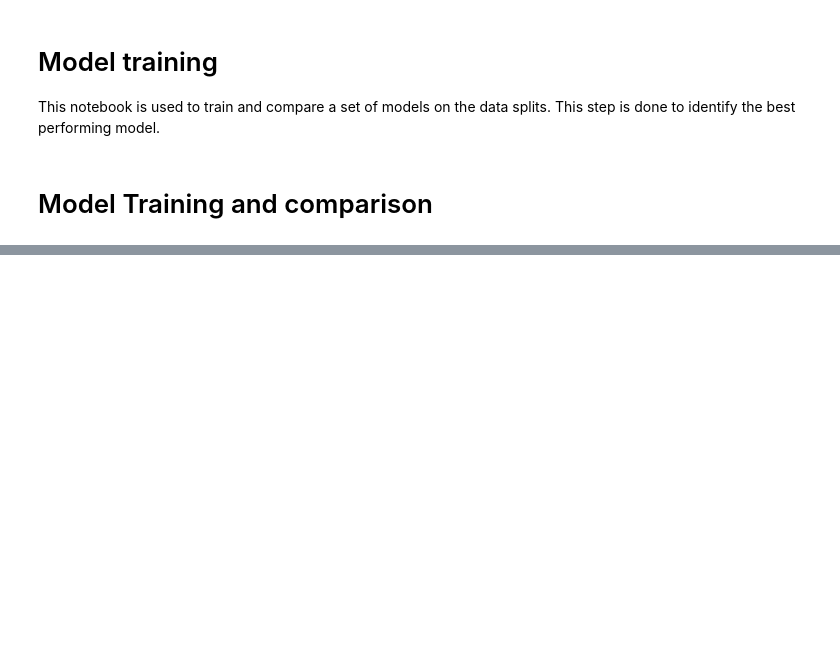
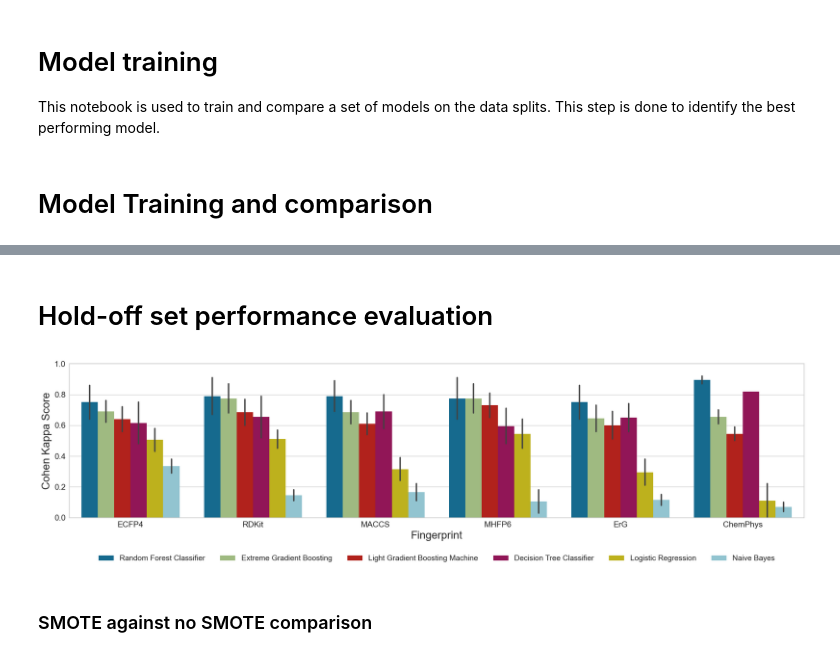
Before and after one commit to IMI-COMBINE/broad_spectrum_prediction, a Jupyter notebook: src/7_model_selection.ipynb, the cells around one changed output, grey strips where cells are left out. Drawn from its saved outputs; the diff is of its cells as text; code cells hidden in the pictures; blank space fills up the shorter version.

Commit message:
update cohort model training notebook

```diff
--- a/src/7_model_selection.ipynb
+++ b/src/7_model_selection.ipynb
@@ -34,22 +43,25 @@ def train_model_pipeline(
 # %%
-# Run this script to train the models - takes 1 day to train all models
-for fingerprint_name in ["ecfp4", "rdkit", "maccs", "mhfp6", "erg", "chemphys"]:
+eval_results = {}
+
+for fingerprint_name in tqdm(["ecfp4", "rdkit", "maccs", "mhfp6", "erg", "chemphys"]):
     train_data = pd.read_csv(f"../data/splits/{fingerprint_name}_train.csv")
     train_with_smote = pd.read_csv(f"../data/splits/{fingerprint_name}_smote_train.csv")
     test_data = pd.read_csv(f"../data/splits/{fingerprint_name}_test.csv")
 
-    print(f"Training {fingerprint_name} model with no SMOTE")
-    train_model_pipeline(
+    results = train_model_pipeline(
         data=train_data,
         test_data=test_data,
         metric="Kappa",
         exp_name=f"{fingerprint_name}",
     )
 
-    print(f"Training {fingerprint_name} model with SMOTE")
-    train_model_pipeline(
+    eval_results[f"{fingerprint_name}"] = results
+
+    smote_results = train_model_pipeline(
         data=train_with_smote,
         test_data=test_data,
         metric="Kappa",
         exp_name=f"{fingerprint_name}_with_smote",
     )
+
+    eval_results[f"{fingerprint_name}_smote"] = smote_results
@@ -129,0 +68,2 @@ Training rdkit model with no SMOTE
+# %% [markdown]
+# Hold-off set performance evaluation
@@ -129,0 +107,33 @@ Training rdkit model with no SMOTE
+# %%
+plt.figure(figsize=(20, 5))
+sns.barplot(
+    data=final_eval_df,
+    x="fingerprint",
+    y="kappa",
+    hue="Model",
+    # hue_order=["Orginal", "SMOTE"],
+)
+plt.ylabel("Cohen Kappa Score", fontsize=20)
+plt.xlabel("Fingerprint", fontsize=20)
+
+plt.xticks(fontsize=15)
+plt.yticks(fontsize=15)
+
+plt.ylim(0, 1)
+plt.tight_layout()
+
+plt.legend(
+    loc="upper center",
+    bbox_to_anchor=(0.5, -0.2),
+    fancybox=True,
+    shadow=True,
+    ncol=6,
+    fontsize=14,
+)
+
+plt.savefig("../figures/figure_4.png", dpi=400)
+plt.show()
+# %% [output]
+[figure, added]
+# %% [markdown]
+### SMOTE against no SMOTE comparison
```
Also changed, not shown: parts of 6 cells of this notebook, 2 other files.
